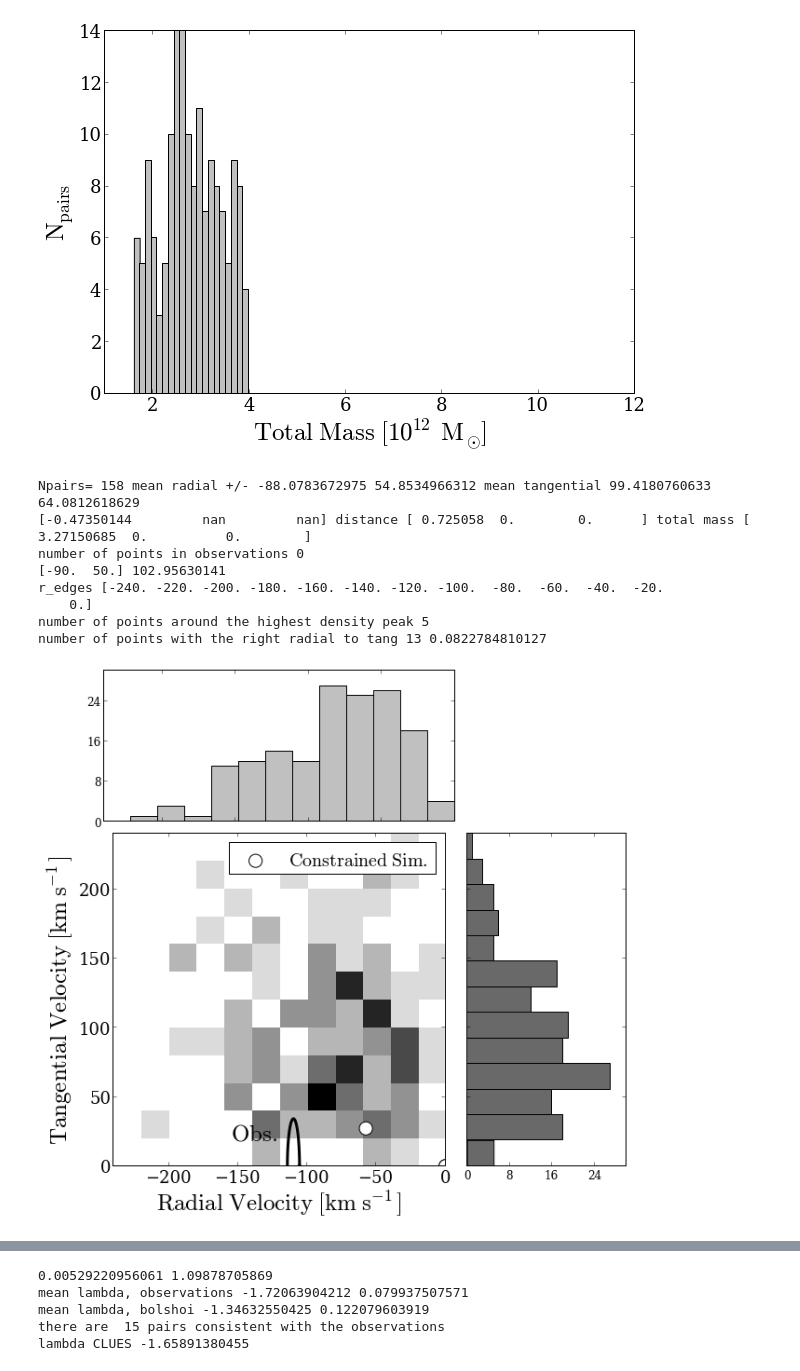
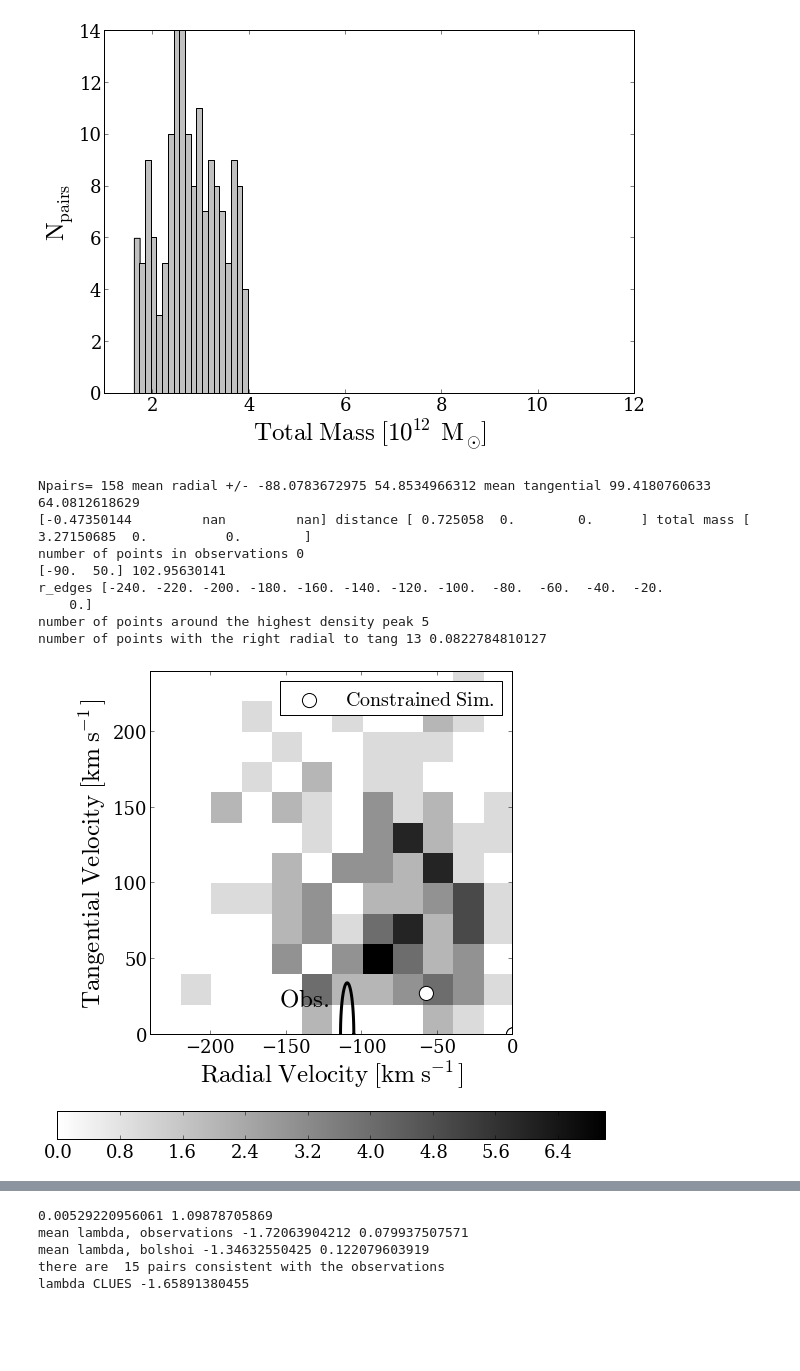
Before and after one commit to astroandes/LG_Kinematics, a Jupyter notebook: code/simulation_JE.ipynb, the cells around one changed output, grey strips where cells are left out. Cells and saved outputs as stored; diff of their text form; code cells hidden in the pictures; blank space fills up the shorter version.

Commit message:
Changed the 2D histograms fo follow apj requierements

```diff
--- a/code/simulation_JE.ipynb
+++ b/code/simulation_JE.ipynb
@@ -299,35 +303,35 @@ print 'r_edges',r_edges
 
 index_max = where((radial_vel>(theory_point[0]-sigma_point[0])) & (radial_vel<(theory_point[0]+sigma_point[0]))
     & (tangential_vel<(theory_point[1]+sigma_point[1]/2.0)) & (tangential_vel>(theory_point[1]-sigma_point[1]/2.0)))
 print 'number of points around the highest density peak', size(index_max)
 
 
 #find the number of points with radial velocities consistent with observations
 #get the right tangential to radial ratio
 tang_to_radial = abs(tangential_vel / radial_vel)
 index = where(tang_to_radial<0.32)
 print 'number of points with the right radial to tang', size(index), 1.0*size(index)/radial_vel.size
 #make the plot including the clues data
 filename='test_rt_'+halo_finder
 if(narrow_data):
     filename=filename+'_narrow'
-n=MakeTempHistogramPlot(radial_vel,tangential_vel,filename=filename,
+n=MakeSimple2DPlot(radial_vel,tangential_vel,filename=filename,
                       clues=clues_data,clues_label='$\mathrm{Constrained\ Sim.}$',
                       contours=0,xlims=[-240.0,0.0], ylims=[0.0,240.0],
                       nbins=13,nxbins=13,nybins=13,bw=1,
                       xlabel='$\mathrm{Radial\ Velocity\ [km\ s^{-1}]}$',
                       ylabel='$\mathrm{Tangential\ Velocity\ [km\ s^{-1}]}$',
                       mean_obs=mean_point, sigma_obs=sigma_point)
 # %% [output]
 Npairs= 158 mean radial +/- -88.0783672975 54.8534966312 mean tangential 99.4180760633 64.0812618629
 [-0.47350144         nan         nan] distance [ 0.725058  0.        0.      ] total mass [ 3.27150685  0.          0.        ]
 number of points in observations 0
 [-90.  50.] 102.95630141
 r_edges [-240. -220. -200. -180. -160. -140. -120. -100.  -80.  -60.  -40.  -20.
     0.]
 number of points around the highest density peak 5
 number of points with the right radial to tang 13 0.0822784810127
-[figure, old version]
+[figure, new version]
 # %%
 n_clues=3
 clues1=data_path+"pair_physical_vweb_IC10909.dat"
```
Also changed, not shown: parts of 6 cells of this notebook, 1 other file.
